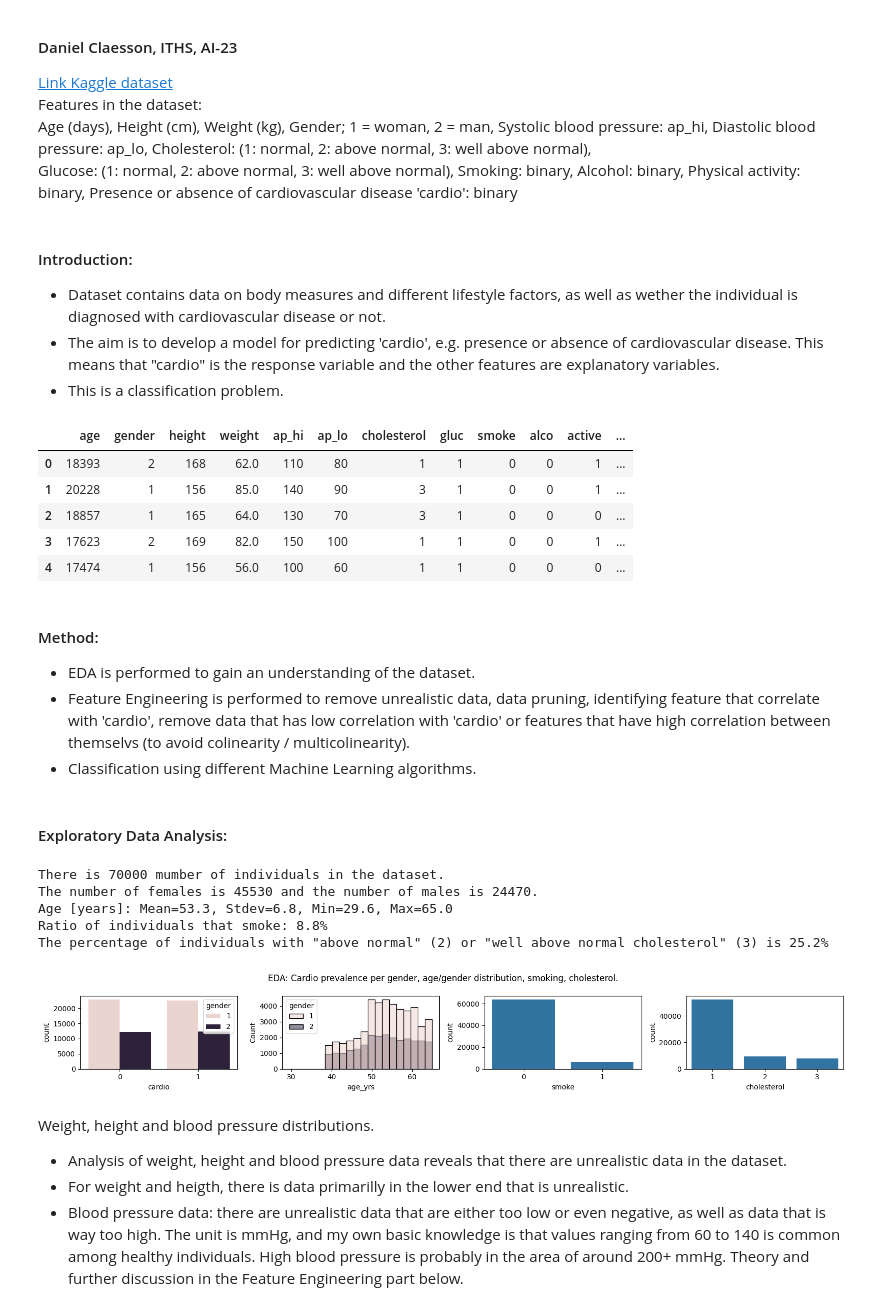
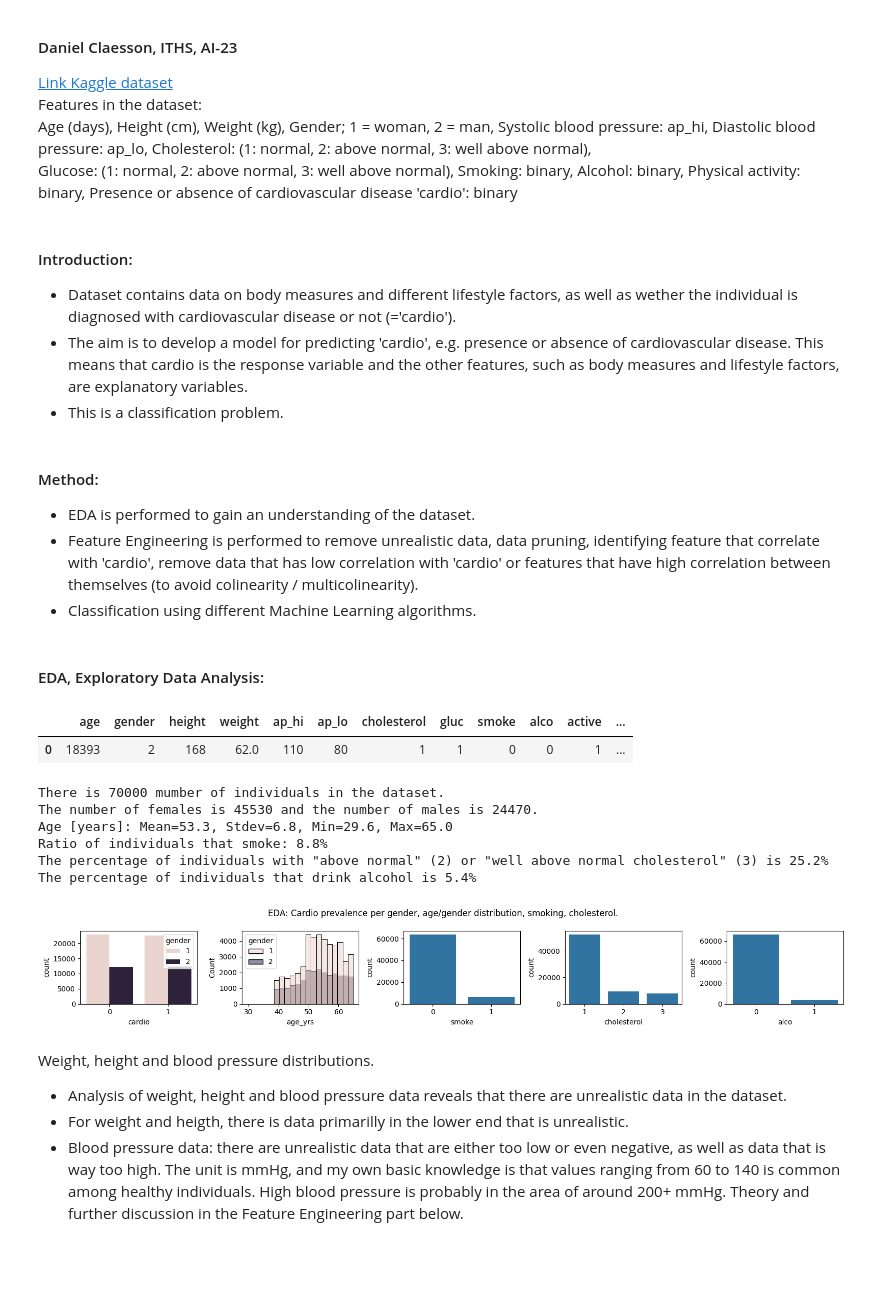
Before and after one commit to dancla240/Machine_Learning_Daniel_Claesson, a Jupyter notebook: Lab/Lab_1_heart.ipynb, the cells around one changed output. Saved outputs shown, nothing was run; the diff lists cells and outputs as text; code cells hidden in the pictures; blank space fills up the shorter version.

```diff
--- a/Lab/Lab_1_heart.ipynb
+++ b/Lab/Lab_1_heart.ipynb
@@ -7,8 +7,8 @@ Age (days), Height (cm), Weight (kg), Gender; 1 = woman, 2 = man, Systolic blood
 Glucose: (1: normal, 2: above normal, 3: well above normal), Smoking: binary, Alcohol: binary, Physical activity: binary, Presence or absence of cardiovascular disease 'cardio': binary
 # %% [markdown]
 #### Introduction:
-- Dataset contains data on body measures and different lifestyle factors, as well as wether the individual is diagnosed with cardiovascular disease or not.
-- The aim is to develop a model for predicting 'cardio', e.g. presence or absence of cardiovascular disease. This means that "cardio" is the response variable and the other features are explanatory variables.
+- Dataset contains data on body measures and different lifestyle factors, as well as wether the individual is diagnosed with cardiovascular disease or not (='cardio').
+- The aim is to develop a model for predicting 'cardio', e.g. presence or absence of cardiovascular disease. This means that cardio is the response variable and the other features, such as body measures and lifestyle factors, are explanatory variables.
 - This is a classification problem.
 # %%
 import pandas as pd
@@ -16,46 +16,45 @@ import numpy as np
 import matplotlib.pyplot as plt
 import seaborn as sns
 df_orig = pd.read_csv('../data/cardio_train.csv', delimiter=";")
+df_orig.drop(columns=['id'], inplace=True)
 df = df_orig # create a copy of read in data. df_orig used as reference.
-df.drop(columns=['id'], inplace=True)
-# %%
-df_orig.head()
-# %% [output]
-|  | age | gender | height | weight | ap_hi | ap_lo | cholesterol | gluc | smoke | alco | active | ... |
-| 0 | 18393 | 2 | 168 | 62.0 | 110 | 80 | 1 | 1 | 0 | 0 | 1 | ... |
-| 1 | 20228 | 1 | 156 | 85.0 | 140 | 90 | 3 | 1 | 0 | 0 | 1 | ... |
-| 2 | 18857 | 1 | 165 | 64.0 | 130 | 70 | 3 | 1 | 0 | 0 | 0 | ... |
-| 3 | 17623 | 2 | 169 | 82.0 | 150 | 100 | 1 | 1 | 0 | 0 | 1 | ... |
-| 4 | 17474 | 1 | 156 | 56.0 | 100 | 60 | 1 | 1 | 0 | 0 | 0 | ... |
 # %% [markdown]
 #### Method:
 - EDA is performed to gain an understanding of the dataset.
-- Feature Engineering is performed to remove unrealistic data, data pruning, identifying feature that correlate with 'cardio', remove data that has low correlation with 'cardio' or features that have high correlation between themselvs (to avoid colinearity / multicolinearity).
+- Feature Engineering is performed to remove unrealistic data, data pruning, identifying feature that correlate with 'cardio', remove data that has low correlation with 'cardio' or features that have high correlation between themselves (to avoid colinearity / multicolinearity).
 - Classification using different Machine Learning algorithms.
 # %% [markdown]
-#### Exploratory Data Analysis:
+#### EDA, Exploratory Data Analysis:
+# %%
+df.head(1)
+# %% [output]
+|  | age | gender | height | weight | ap_hi | ap_lo | cholesterol | gluc | smoke | alco | active | ... |
+| 0 | 18393 | 2 | 168 | 62.0 | 110 | 80 | 1 | 1 | 0 | 0 | 1 | ... |
 # %%
 df.loc[:,'age_yrs'] = round(df.loc[:,'age']/365,2) # converting age in days into age in years
 print(f'There is {len(df)} mumber of individuals in the dataset.')
 print(f'The number of females is {len(df[df["gender"] == 1])} and the number of males is {len(df[df["gender"] == 2])}.')
 print(f"Age [years]: Mean={df['age_yrs'].mean():.1f}, Stdev={df['age_yrs'].std():.1f}, Min={df['age_yrs'].min():.1f}, Max={df['age_yrs'].max():.1f} ")
 print(f"Ratio of individuals that smoke: {df['smoke'][df['smoke'] == 1].sum() / len(df['smoke']):.1%}")
 print(f'The percentage of individuals with "above normal" (2) or "well above normal cholesterol" (3) is {((len(df[df["cholesterol"] == 2]) + len(df[df["cholesterol"] == 3])) / len(df)):.1%}')
+print(f'The percentage of individuals that drink alcohol is {len(df[df["alco"] == 1]) / len(df):.1%}')
 
-fig, ax = plt.subplots(1, 4, figsize=(16,2.5))
+fig, ax = plt.subplots(1, 5, figsize=(16,2.5))
 plt.suptitle('EDA: Cardio prevalence per gender, age/gender distribution, smoking, cholesterol.')
 sns.countplot(data=df, x='cardio', hue='gender',ax=ax[0])
 sns.histplot(data = df, x='age_yrs', bins=20, hue='gender', ax=ax[1])
 sns.countplot(data=df, x='smoke', ax=ax[2])
 sns.countplot(df, x='cholesterol', ax=ax[3])
+sns.countplot(df, x='alco', ax=ax[4])
 plt.tight_layout()
 # %% [output]
 There is 70000 mumber of individuals in the dataset.
 The number of females is 45530 and the number of males is 24470.
 Age [years]: Mean=53.3, Stdev=6.8, Min=29.6, Max=65.0
 Ratio of individuals that smoke: 8.8%
 The percentage of individuals with "above normal" (2) or "well above normal cholesterol" (3) is 25.2%
+The percentage of individuals that drink alcohol is 5.4%
-[figure, old version]
+[figure, new version]
 # %% [markdown]
 Weight, height and blood pressure distributions.
 - Analysis of weight, height and blood pressure data reveals that there are unrealistic data in the dataset.
```
Also changed, not shown: parts of 40 cells of this notebook, 5 other files.
